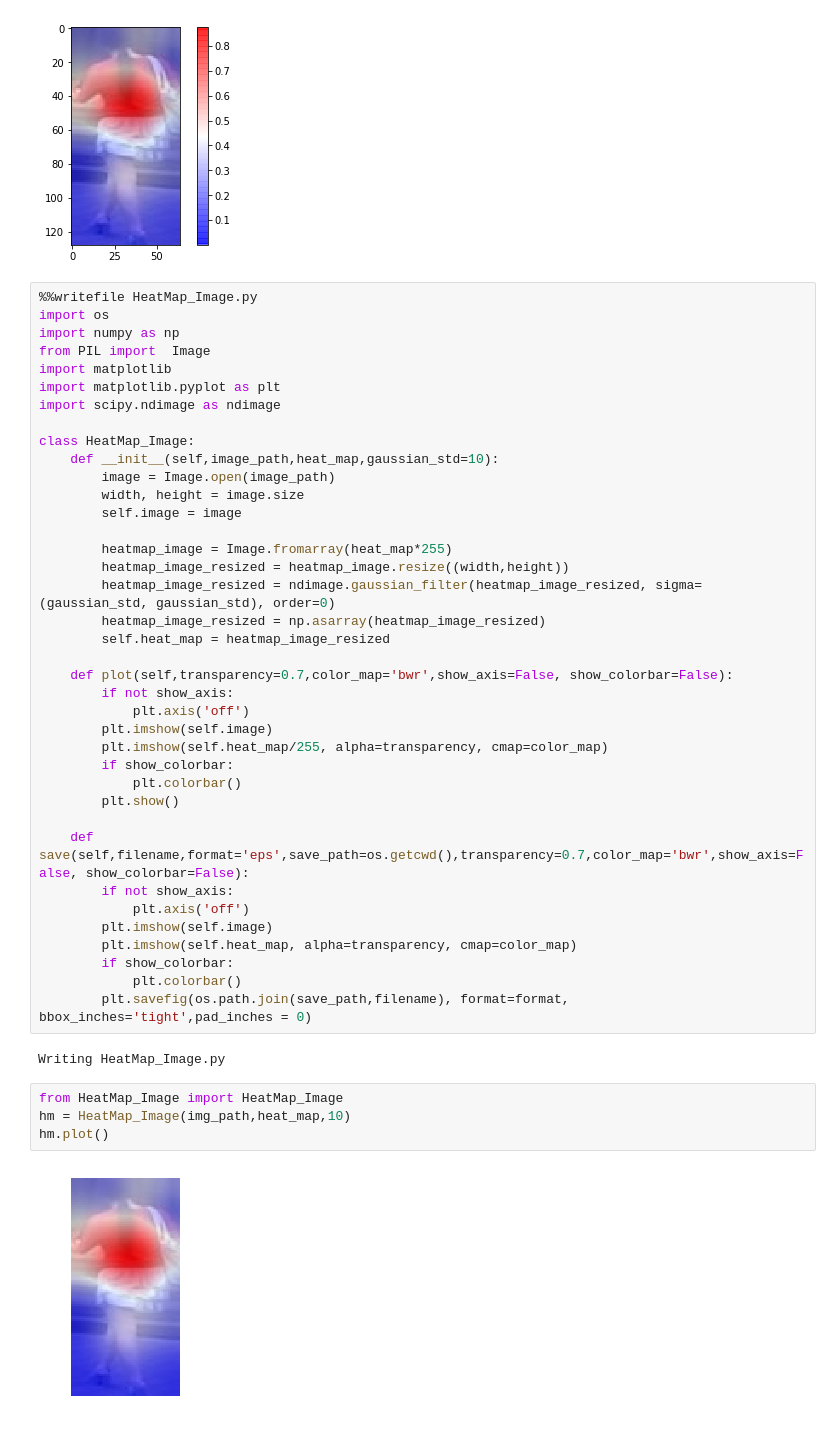
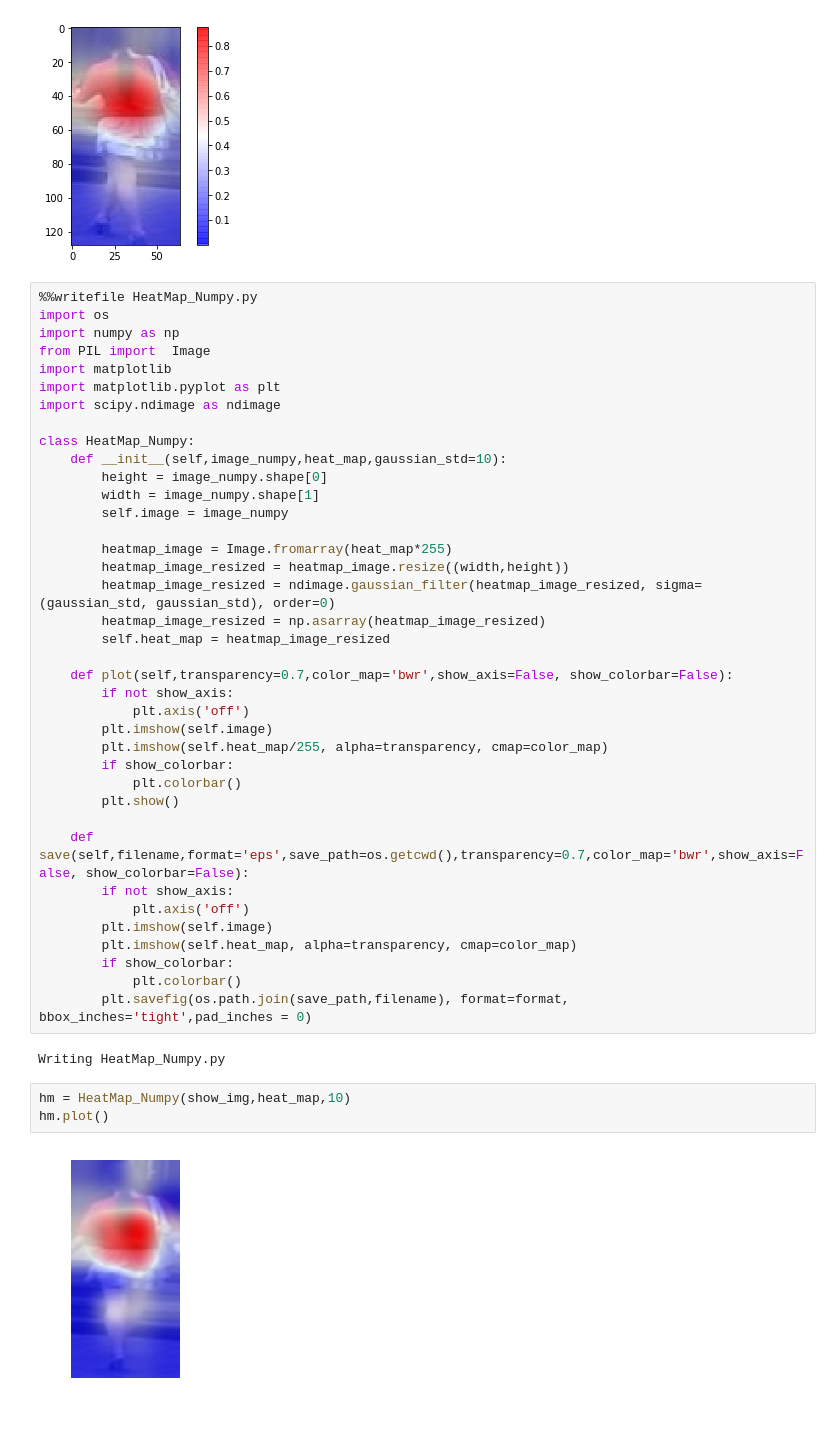
Before and after one commit to LinShanify/HeatMap, a Jupyter notebook: Untitled.ipynb, the cells around one changed output. Drawn from its saved outputs; the diff is of its cells as text.

```diff
--- a/Untitled.ipynb
+++ b/Untitled.ipynb
@@ -47,7 +49,7 @@ plt.colorbar()
 <matplotlib.colorbar.Colorbar at 0x...>
 [figure]
 # %%
-%%writefile HeatMap_Image.py
+%%writefile HeatMap_Numpy.py
 import os
 import numpy as np
 from PIL import  Image
@@ -55,11 +57,11 @@ import matplotlib
 import matplotlib.pyplot as plt
 import scipy.ndimage as ndimage
 
-class HeatMap_Image:
-    def __init__(self,image_path,heat_map,gaussian_std=10):
-        image = Image.open(image_path)
-        width, height = image.size
-        self.image = image
+class HeatMap_Numpy:
+    def __init__(self,image_numpy,heat_map,gaussian_std=10):
+        height = image_numpy.shape[0]
+        width = image_numpy.shape[1]
+        self.image = image_numpy
 
         heatmap_image = Image.fromarray(heat_map*255)
         heatmap_image_resized = heatmap_image.resize((width,height))
@@ -85,11 +87,10 @@ class HeatMap_Image:
             plt.colorbar()
         plt.savefig(os.path.join(save_path,filename), format=format, bbox_inches='tight',pad_inches = 0)
 # %% [output]
-Writing HeatMap_Image.py
+Writing HeatMap_Numpy.py
-# %%
-from HeatMap_Image import HeatMap_Image
-hm = HeatMap_Image(img_path,heat_map,10)
-hm.plot()
-# %% [output]
-[figure, removed]
+# %%
+hm = HeatMap_Numpy(show_img,heat_map,10)
+hm.plot()
+# %% [output]
+[figure, added]
 # %%
```
Also changed, not shown: parts of 5 cells of this notebook, 2 other files.
